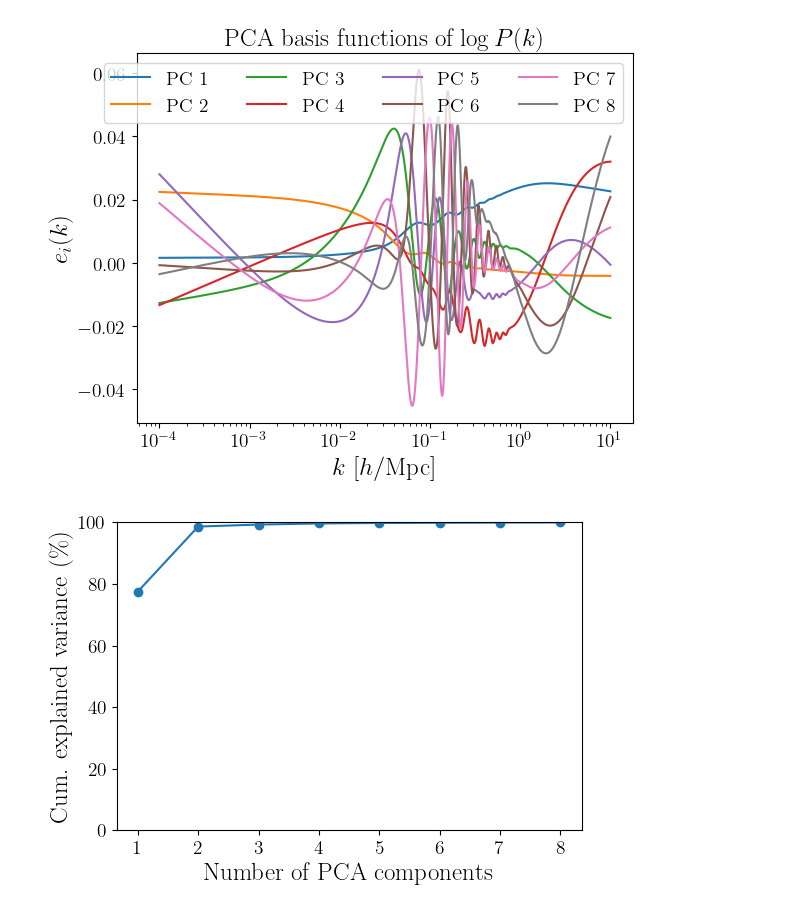
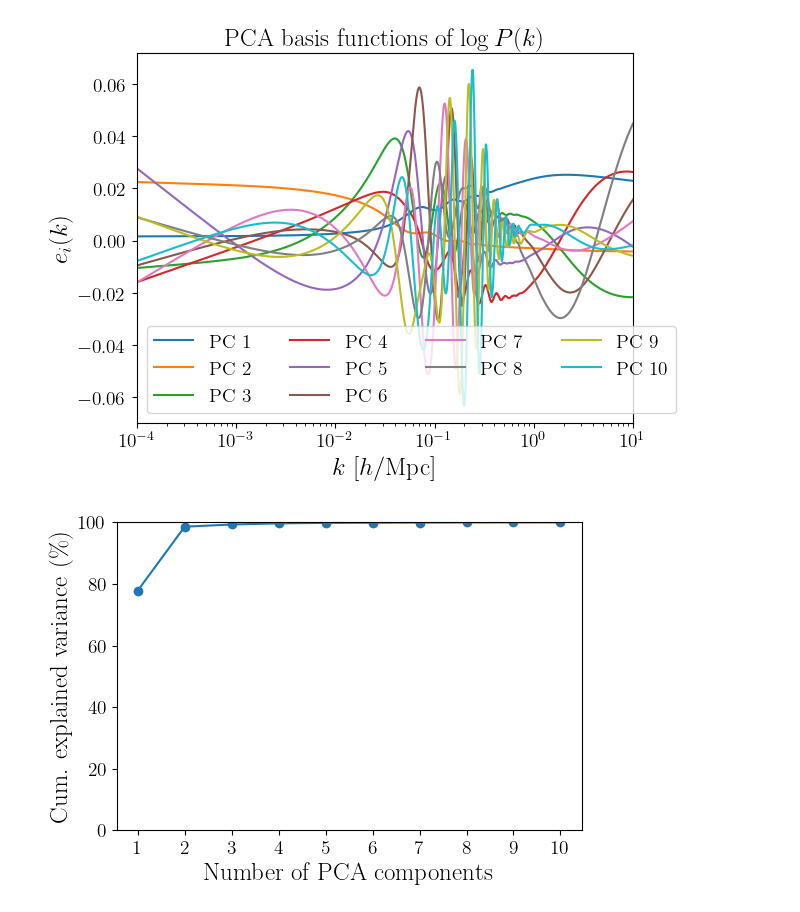
Before and after one commit to juanejo95/pk_emulator, a Jupyter notebook: emulator.ipynb, the cells around one changed output. Drawn from its saved outputs; the diff is of its cells as text; code cells hidden in the pictures.

Commit message:
Increased the number of PCs to 10

```diff
--- a/emulator.ipynb
+++ b/emulator.ipynb
@@ -153,7 +156,7 @@ log_pk = np.log(pk_array)
 # ===============================
 # 2. PCA decomposition
 # ===============================
-n_components = 8  # number of PCs to keep
+n_components = 10  # number of PCs to keep
 pca = PCA(n_components=n_components)
 pc_coeffs = pca.fit_transform(log_pk) # shape: (n_samples, n_components)
 
@@ -226,22 +229,33 @@ np.savez(
 # 6. Prediction function
 # ===============================
 
-from predict_pk import predict_pk
+def predict_pk(params):
+    params_scaled = scaler.transform(np.array(params).reshape(1, -1))
+
+    # Predict PC coefficients
+    pc_pred = np.array([gp.predict(params_scaled)[0] for gp in gps])
+
+    # Reconstruct log(Pk) and exponentiate
+    log_pk_pred = pca.inverse_transform(pc_pred.reshape(1, -1)).flatten()
+    pk_pred = np.exp(log_pk_pred)
+
+    return pk_pred
 # %%
 # Plot the PCA decomposition
 for i in range(n_components):
     plt.plot(kh, pca.components_[i], label=f'PC {i+1}')
 
 plt.xscale('log')
 plt.xlabel(r'$k\ [h/\mathrm{Mpc}]$', fontsize=18)
 plt.ylabel(r'$e_i(k)$', fontsize=18)
 plt.legend(ncol=4, fontsize=14, loc="best")
 plt.xticks(fontsize=14)
 plt.yticks(fontsize=14)
 plt.title(r'PCA basis functions of $\log P(k)$', fontsize=18)
+plt.xlim(np.min(kh), np.max(kh))
 plt.show()
 # %% [output]
-[figure, old version]
+[figure, new version]
 # %%
 var_ratio = pca.explained_variance_ratio_
 cum_var = np.cumsum(var_ratio)
@@ -260,7 +274,7 @@ plt.xticks(x)
 plt.ylim(0, 100)
 plt.show()
 # %% [output]
-[figure, old version]
+[figure, new version]
 # %%
 # Validate emulator predictions
 all_frac_err = []
```
Also changed, not shown: parts of 3 cells of this notebook, 3 other files.
